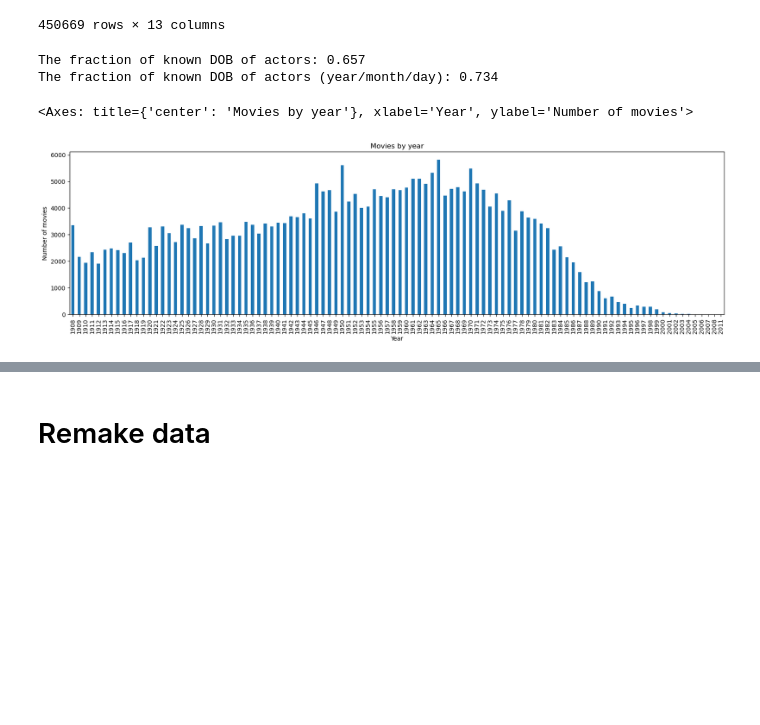
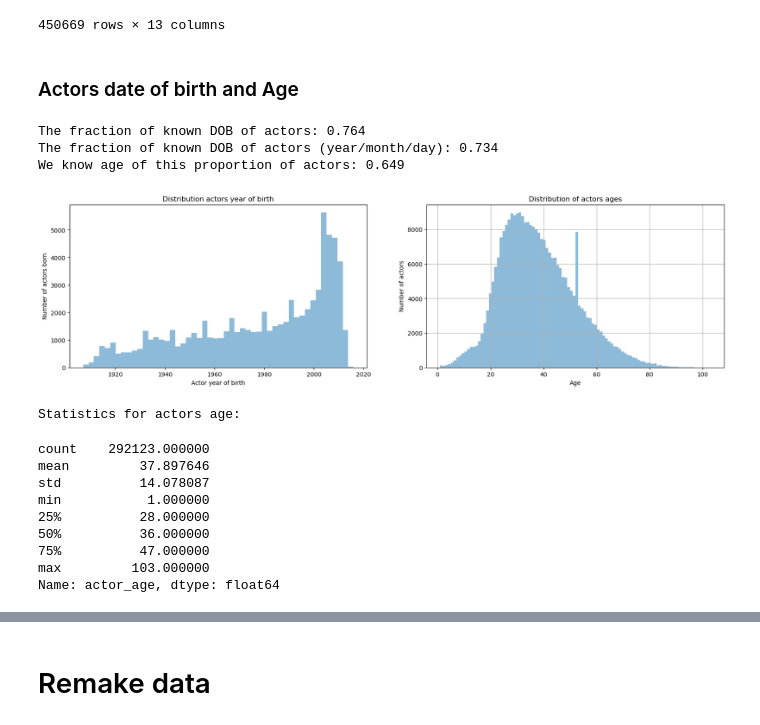
Before and after one commit to epfl-ada/ada-2024-project-madayam, a Jupyter notebook: notebooks/eda.ipynb, the cells around one changed output, grey strips where cells are left out. Drawn from its saved outputs; the diff is of its cells as text; code cells hidden in the pictures; blank space fills up the shorter version.

```diff
--- a/notebooks/eda.ipynb
+++ b/notebooks/eda.ipynb
@@ -359,26 +364,54 @@ df_chars
 | 450667 | 28308153 | /m/0cp05t9 | 1957 | NaN | NaN | NaN | NaN | ... |
 | 450668 | 28308153 | /m/0cp05t9 | 1957 | NaN | NaN | NaN | NaN | ... |
 450669 rows × 13 columns
+# %% [markdown]
+### Actors date of birth and Age
 # %%
-actor_birth_only = df_chars["actor_DOB"].apply(lambda x: get_movie_year(x, lower_bound=1907, upper_bound=2025))
+actor_birth_only = df_chars["actor_DOB"].apply(lambda x: get_movie_year(x, lower_bound=1850, upper_bound=2025))
 print(f"The fraction of known DOB of actors: {round(len(actor_birth_only.dropna())/len(actor_birth_only),3)}")
 
 actor_birth_date = df_chars["actor_DOB"].apply(get_movies_with_dates)
 print(f"The fraction of known DOB of actors (year/month/day): {round(len(actor_birth_date.dropna())/len(actor_birth_date),3)}")
 
-actor_birth_only.dropna().value_counts().sort_index().plot(kind='bar', figsize=(20,5), title='Movies by year', xlabel='Year', ylabel='Number of movies')
+# actor_birth_only.dropna().value_counts().sort_index().plot(kind='bar', figsize=(30,5), title='Actors dates of birth', xlabel='Year', ylabel='Number of actors born')
+actor_birth_only.dropna().astype(int).aggregate(["mean", "median", "std"])
+
+print("We know age of this proportion of actors:", round(len(df_chars["actor_age"].dropna())/len(df_chars["actor_age"]),3))
+fig, ax = plt.subplots(1,2, figsize=(20, 5))
+ax[0].hist(movie_years_only.dropna().astype(int), bins=50, alpha=0.5)
+ax[0].set_xlabel("Actor year of birth")
+ax[0].set_ylabel("Number of actors born")
+ax[0].set_title("Distribution actors year of birth")
+ax[1] = df_chars["actor_age"].apply(lambda x: x if x > 0 else None).dropna().hist(bins=100, alpha=0.5)
+ax[1].set_title('Distribution of actors ages')
+ax[1].set_xlabel('Age')
+ax[1].set_ylabel('Number of actors')
+plt.show()
+
+print("Statistics for actors age:")
+df_chars["actor_age"].apply(lambda x: x if x > 0 else None).dropna().describe()
 # df_movie_years_only = pd.DataFrame(movie_years_only.dropna().astype(int).value_counts(), columns=["count"]).reset_index()
 # plt.figure(figsize=(20, 5))
 # sns.barplot(x="movie_year", y="count", data=df_movie_years_only)
 # plt.xticks(rotation=90)
 # plt.xlim(0, len(df_movie_years_only))
 # plt.xlabel("Movie year")
 # plt.ylabel("Number of movies")
 # plt.title("Distribution of movie years")
 # plt.tight_layout()
 # plt.show()
 # %% [output]
-The fraction of known DOB of actors: 0.657
+The fraction of known DOB of actors: 0.764
 The fraction of known DOB of actors (year/month/day): 0.734
+We know age of this proportion of actors: 0.649
+[figure, new version]
-<Axes: title={'center': 'Movies by year'}, xlabel='Year', ylabel='Number of movies'>
+Statistics for actors age:
-[figure, old version]
+count    292123.000000
+mean         37.897646
+std          14.078087
+min           1.000000
+25%          28.000000
+50%          36.000000
+75%          47.000000
+max         103.000000
+Name: actor_age, dtype: float64
```
Also changed, not shown: parts of 19 cells of this notebook.
